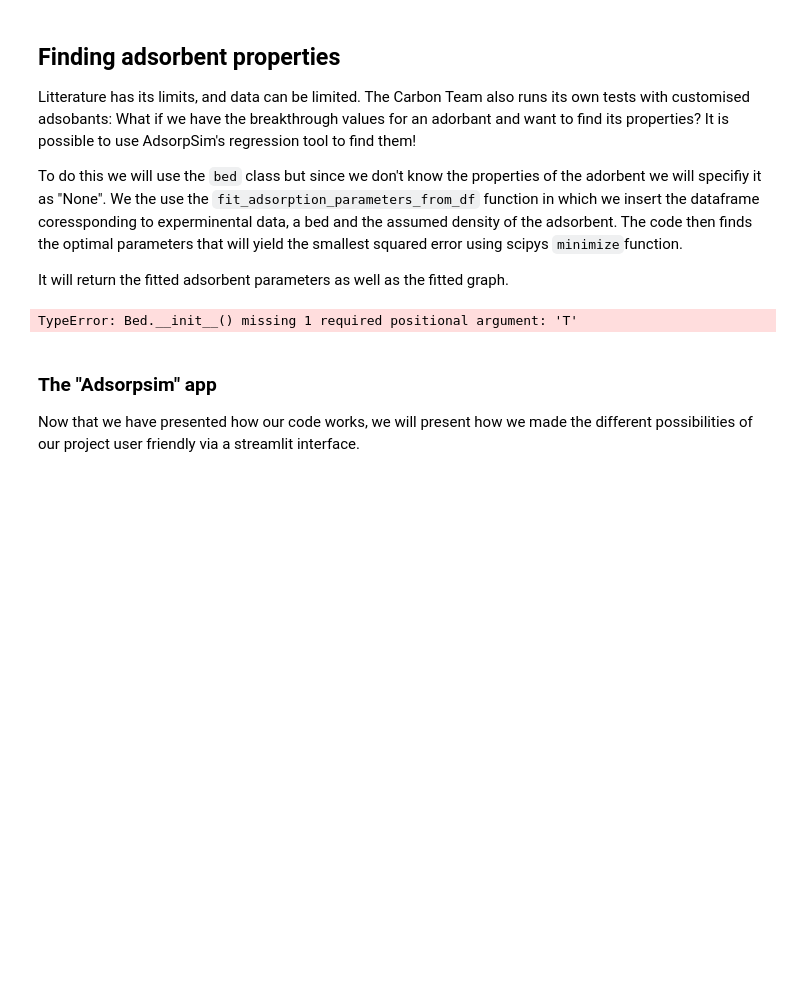
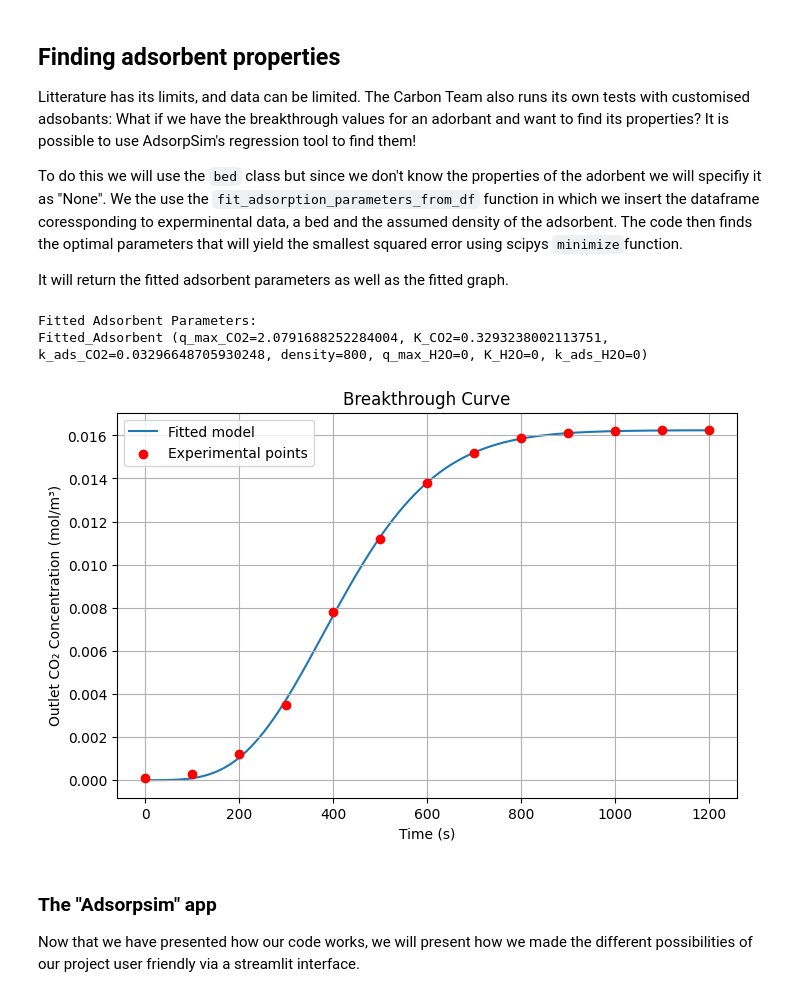
Before and after one commit to Julian-Barth/AdsorpSim, a Jupyter notebook: notebooks/project_report.ipynb, the cells around one changed output. Cells and saved outputs as stored; diff of their text form; code cells hidden in the pictures; blank space fills up the shorter version.

```diff
--- a/notebooks/project_report.ipynb
+++ b/notebooks/project_report.ipynb
@@ -318,24 +324,26 @@ It will return the fitted adsorbent parameters as well as the fitted graph.
 # %%
 data_df = pd.read_csv('../data/lab_data.csv', sep=',')
 # Create a dummy adsorbent to build the bed template (values don't matter here)
 
 # Create a bed template with the dummy adsorbent
 bed_template = Bed(
     length=1,            # bed length in meters
     diameter=0.1,         # bed diameter in meters
     flow_rate=0.01,        # flow rate in m³/s
     num_segments=100,       # discretization segments
-    total_time=2000,         # total simulation time in seconds
+    total_time=data_df['time'].iloc[-1],         # total simulation time in seconds ## takes the last measured point
     adsorbent=None
 )
 
 # Now call the fitting function
 fitted_adsorbent, fig = fit_adsorption_parameters_from_df(data_df, bed_template, assumed_density=800)
 
 print("Fitted Adsorbent Parameters:")
 print(fitted_adsorbent)
 # %% [output]
-TypeError: Bed.__init__() missing 1 required positional argument: 'T'
+Fitted Adsorbent Parameters:
+Fitted_Adsorbent (q_max_CO2=2.0791688252284004, K_CO2=0.3293238002113751, k_ads_CO2=0.03296648705930248, density=800, q_max_H2O=0, K_H2O=0, k_ads_H2O=0)
+[figure, added]
 # %% [markdown]
 ### The "Adsorpsim" app
 
```
Also changed, not shown: parts of 3 cells of this notebook, 1 other file.
